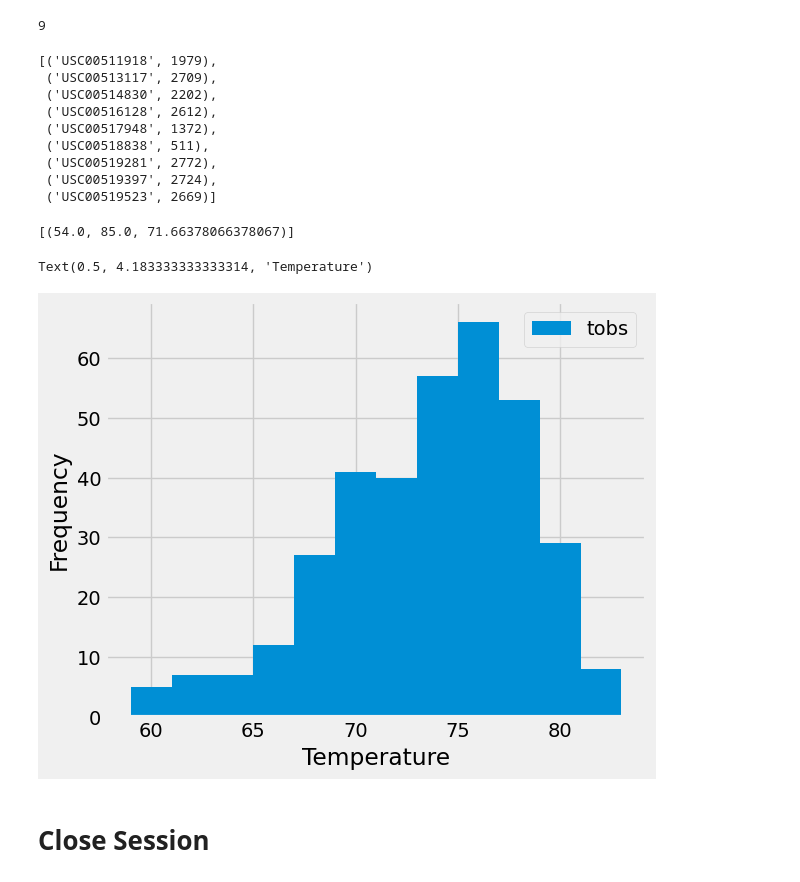
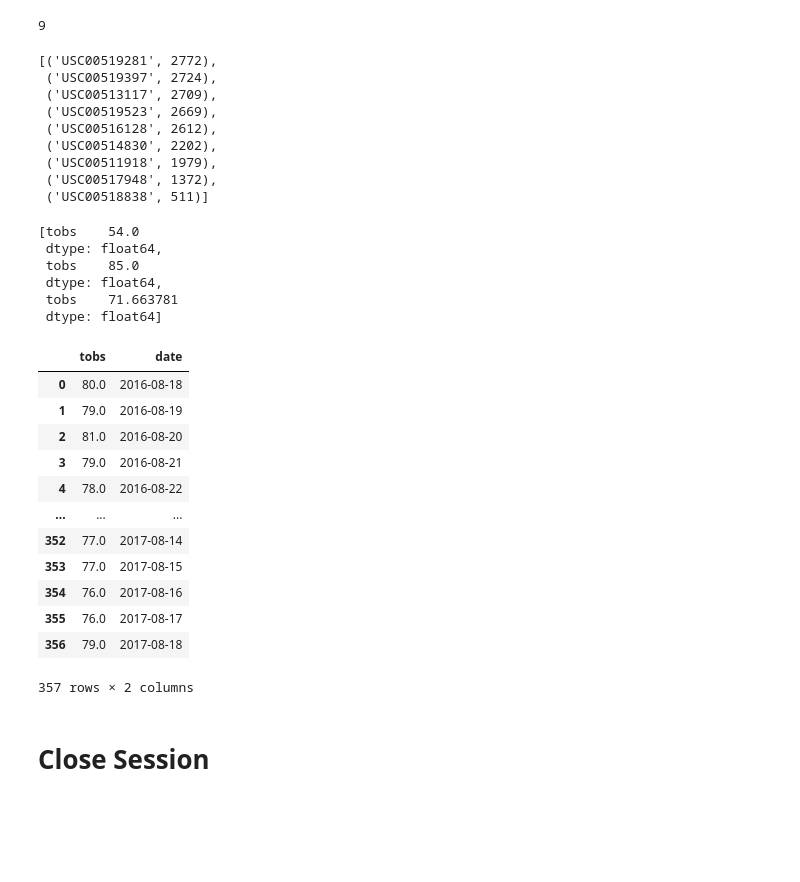
Before and after one commit to Maxwell-Leu/sqlalchemy-challenge, a Jupyter notebook: SurfsUp/climate_starter.ipynb, the cells around one changed output. Drawn from its saved outputs; the diff is of its cells as text; code cells hidden in the pictures; blank space fills up the shorter version.

```diff
--- a/SurfsUp/climate_starter.ipynb
+++ b/SurfsUp/climate_starter.ipynb
@@ -89,27 +89,53 @@ session.query(Station.station).count()
 # %%
 # Design a query to find the most active stations (i.e. which stations have the most rows?)
 # List the stations and their counts in descending order.
-session.query(Measurement.station,func.count(Measurement.station)).group_by(Measurement.station).all()
+session.query(Measurement.station,func.count(Measurement.station)).group_by(Measurement.station).order_by(func.count(Measurement.station).desc()).all()
 # %% [output]
-[('USC00511918', 1979),
+[('USC00519281', 2772),
+ ('USC00519397', 2724),
  ('USC00513117', 2709),
+ ('USC00519523', 2669),
+ ('USC00516128', 2612),
  ('USC00514830', 2202),
- ('USC00516128', 2612),
+ ('USC00511918', 1979),
  ('USC00517948', 1372),
- ('USC00518838', 511),
- ('USC00519281', 2772),
- ('USC00519397', 2724),
- ('USC00519523', 2669)]
+ ('USC00518838', 511)]
 # %%
 # Using the most active station id from the previous query, calculate the lowest, highest, and average temperature.
+station = session.query(Measurement.tobs).filter(Measurement.station =='USC00519281').all()
+station_df = pd.DataFrame(data=station)
+data = [station_df.min(),station_df.max(),station_df.mean()]
+data
 # %% [output]
-[(54.0, 85.0, 71.66378066378067)]
+[tobs    54.0
+ dtype: float64,
+ tobs    85.0
+ dtype: float64,
+ tobs    71.663781
+ dtype: float64]
 # %%
 # Using the most active station id
 # Query the last 12 months of temperature observation data for this station and plot the results as a histogram
+new_date = session.query(Measurement.date).order_by(sqlalchemy.desc(Measurement.date)).filter(Measurement.station == 'USC00519281').first()
+one_year = dt.date.fromisoformat(new_date[0]) - dt.timedelta(days=365)
+
+m12 = session.query(Measurement.tobs,Measurement.date).filter(Measurement.station =='USC00519281', Measurement.date >=one_year).all()
+df = pd.DataFrame(data=m12)
+df
 # %% [output]
+|  | tobs | date |
+| 0 | 80.0 | 2016-08-18 |
+| 1 | 79.0 | 2016-08-19 |
+| 2 | 81.0 | 2016-08-20 |
+| 3 | 79.0 | 2016-08-21 |
+| 4 | 78.0 | 2016-08-22 |
+| ... | ... | ... |
+| 352 | 77.0 | 2017-08-14 |
+| 353 | 77.0 | 2017-08-15 |
+| 354 | 76.0 | 2017-08-16 |
+| 355 | 76.0 | 2017-08-17 |
+| 356 | 79.0 | 2017-08-18 |
-Text(0.5, 4.183333333333314, 'Temperature')
+357 rows × 2 columns
-[figure, removed]
 # %% [markdown]
 # Close Session
 # %%
```
